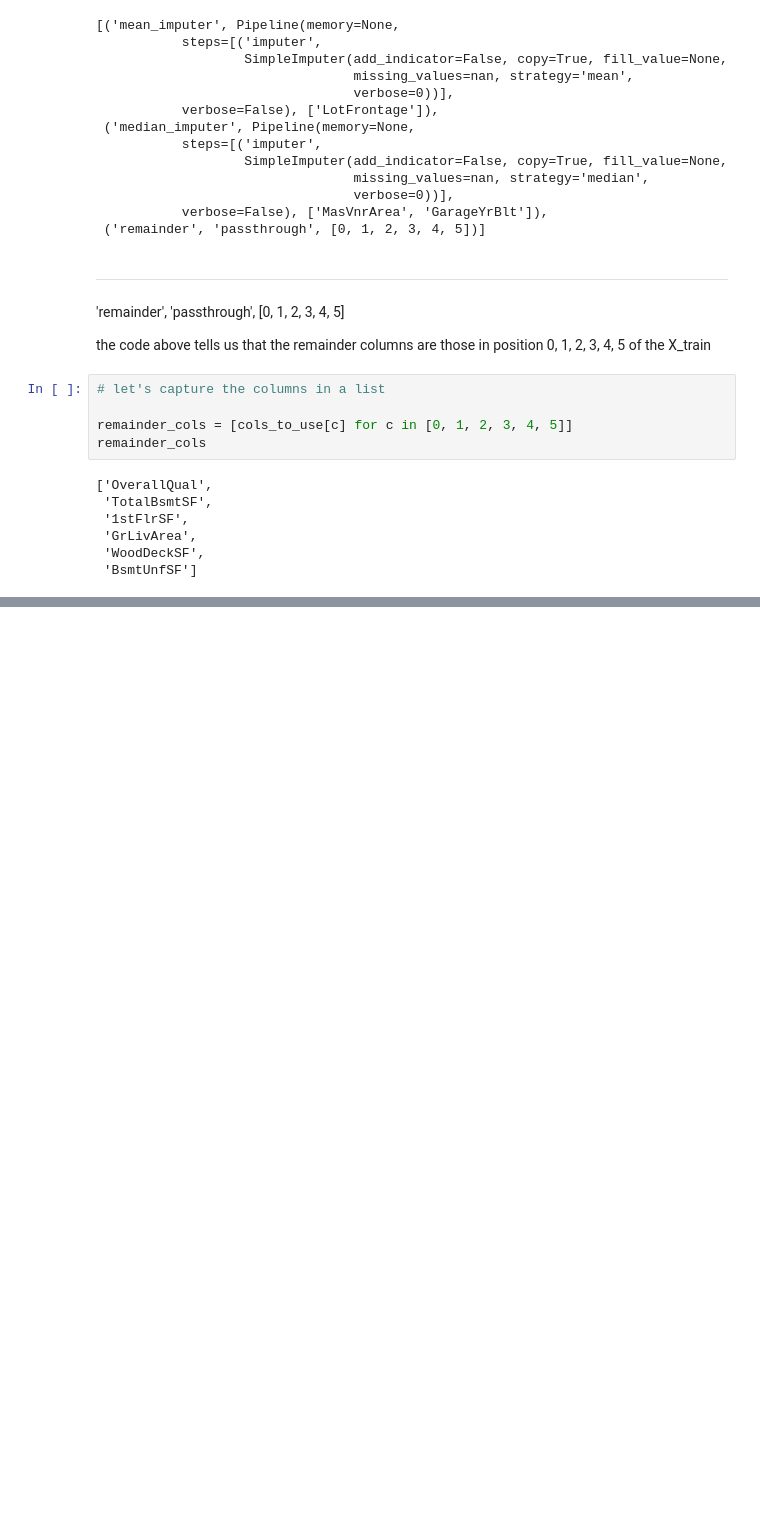
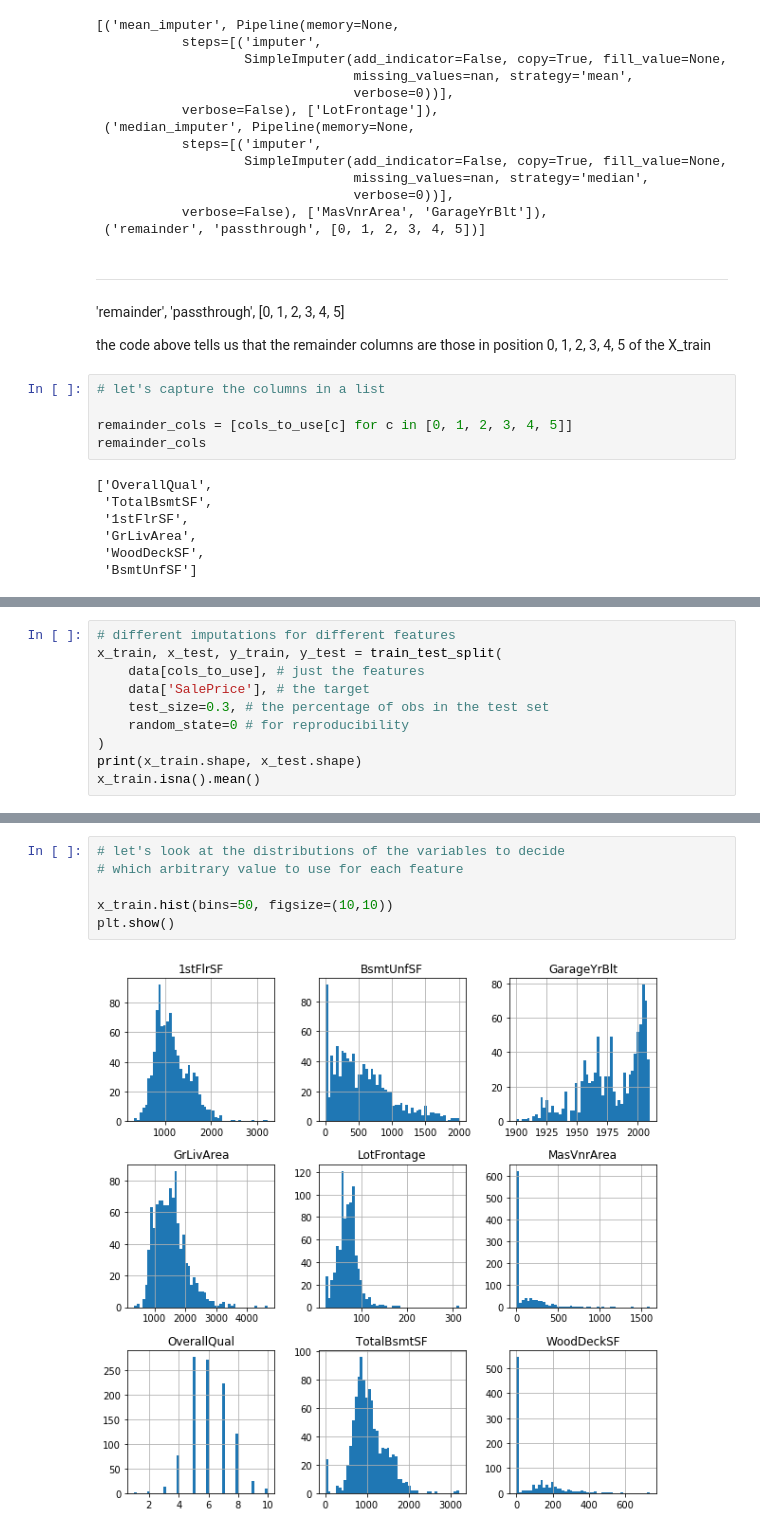
Before and after one commit to KarthikKothareddy/FeatureEngineering, a Jupyter notebook: Imputations_sklearn_1.ipynb, the cells around one changed output, grey strips where cells are left out. Drawn from its saved outputs; the diff is of its cells as text; blank space fills up the shorter version.

```diff
--- a/Imputations_sklearn_1.ipynb
+++ b/Imputations_sklearn_1.ipynb
@@ -333,0 +413,10 @@ pd.DataFrame(x_train, columns=numeric_features_mean+numeric_features_median+rema
+# %%
+# different imputations for different features
+x_train, x_test, y_train, y_test = train_test_split(
+    data[cols_to_use], # just the features
+    data['SalePrice'], # the target
+    test_size=0.3, # the percentage of obs in the test set
+    random_state=0 # for reproducibility
+)
+print(x_train.shape, x_test.shape)
+x_train.isna().mean()
@@ -333,0 +435,8 @@ pd.DataFrame(x_train, columns=numeric_features_mean+numeric_features_median+rema
+# %%
+# let's look at the distributions of the variables to decide
+# which arbitrary value to use for each feature
+
+x_train.hist(bins=50, figsize=(10,10))
+plt.show()
+# %% [output]
+[figure, added]
```
Also changed, not shown: parts of 12 cells of this notebook.
